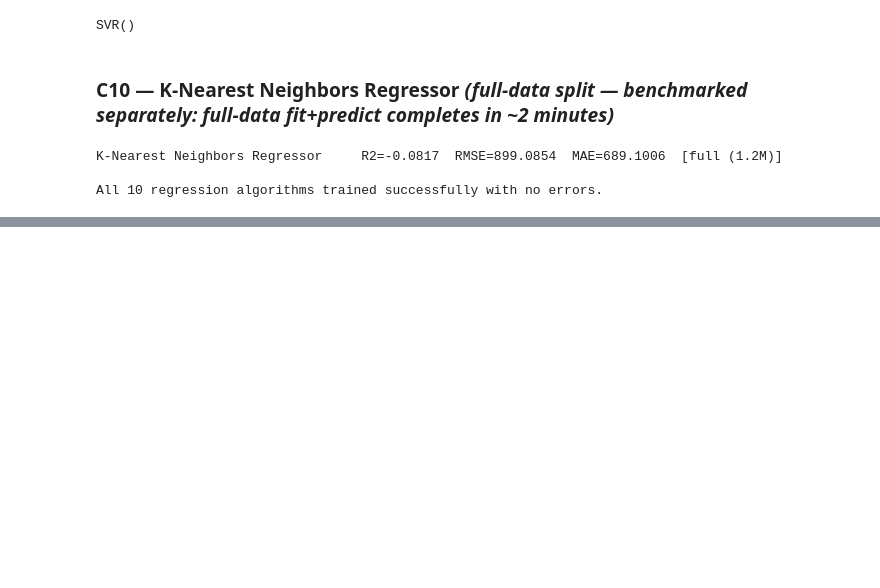
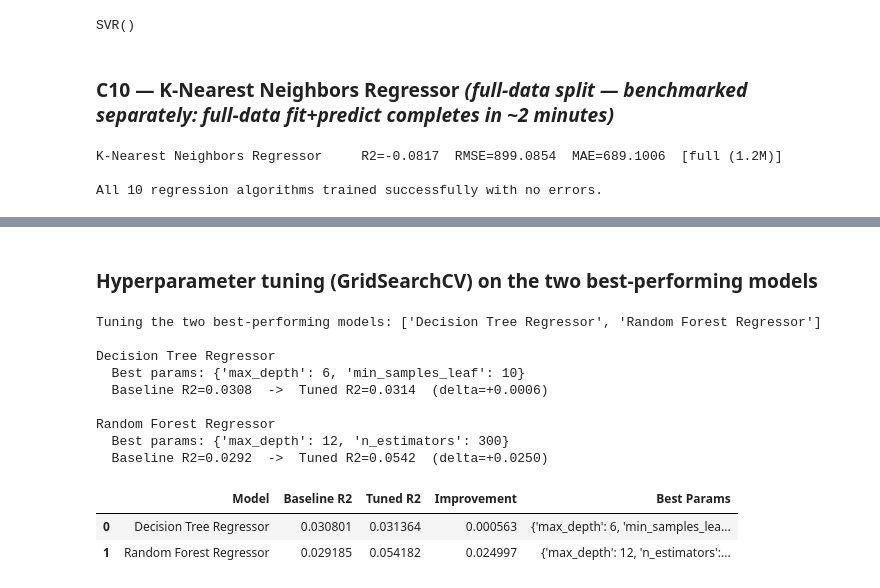
Before and after one commit to GVR2007/AI-risk-analysis, a Jupyter notebook: notebooks/regression_insurance_premium_no_pipeline.ipynb, the cells around one changed output, grey strips where cells are left out. Drawn from its saved outputs; the diff is of its cells as text; code cells hidden in the pictures; blank space fills up the shorter version.

```diff
--- a/notebooks/regression_insurance_premium_no_pipeline.ipynb
+++ b/notebooks/regression_insurance_premium_no_pipeline.ipynb
@@ -527,0 +546,73 @@ All 10 regression algorithms trained successfully with no errors.
+# %% [markdown]
+### Hyperparameter tuning (GridSearchCV) on the two best-performing models
+# %%
+param_grids = {
+    'Linear Regression': {'fit_intercept': [True, False]},
+    'Ridge Regression': {'alpha': [0.1, 1.0, 10.0, 50.0]},
+    'Lasso Regression': {'alpha': [0.001, 0.01, 0.1, 1.0]},
+    'ElasticNet Regression': {'alpha': [0.001, 0.01, 0.1], 'l1_ratio': [0.2, 0.5, 0.8]},
+    'Polynomial Regression (deg=2)': {'fit_intercept': [True, False]},
+    'Decision Tree Regressor': {'max_depth': [4, 6, 8, 10, None], 'min_samples_leaf': [1, 5, 10]},
+    'Random Forest Regressor': {'n_estimators': [100, 200, 300], 'max_depth': [8, 12, None]},
+    'Gradient Boosting Regressor': {'n_estimators': [100, 200], 'learning_rate': [0.05, 0.1, 0.2], 'max_depth': [2, 3, 4]},
+    'Support Vector Regressor (SVR)': {'C': [0.1, 1, 10], 'kernel': ['rbf', 'linear']},
+    'K-Nearest Neighbors Regressor': {'n_neighbors': [5, 10, 15, 20]},
+}
+
+# Which pre-encoded training array each model name should be tuned on.
+def training_data_for(name):
+    if name == 'Polynomial Regression (deg=2)':
+        return X_train_full_poly_enc, y_train_full
+    elif name in HEAVY_MODELS:
+        return X_train_sample_enc, y_train_sample
+    else:
+        return X_train_full_enc, y_train_full
+
+
+top2_names = results_df['Model'].head(2).tolist()
+print('Tuning the two best-performing models:', top2_names)
+
+tuning_results = []
+tuned_models = {}
+
+for name in top2_names:
+    X_tr_enc, y_tr = training_data_for(name)
+    X_te_enc, y_te, split_tag = model_data[name]
+    baseline_r2 = results_df.loc[results_df['Model'] == name, 'R2'].values[0]
+
+    # GridSearchCV applied directly to the raw (already-fitted) estimator — no Pipeline
+    # wrapper needed since X_tr_enc/X_te_enc are already fully preprocessed arrays.
+    grid = GridSearchCV(clone(fitted_models[name]), param_grids[name], cv=5, scoring='r2', n_jobs=-1)
+    grid.fit(X_tr_enc, y_tr)
+
+    tuned_model = grid.best_estimator_
+    preds = tuned_model.predict(X_te_enc)
+    tuned_r2 = r2_score(y_te, preds)
+
+    tuning_results.append({
+        'Model': name,
+        'Baseline R2': baseline_r2,
+        'Tuned R2': tuned_r2,
+        'Improvement': tuned_r2 - baseline_r2,
+        'Best Params': grid.best_params_,
+    })
+    tuned_models[name] = tuned_model
+    print(f'\n{name}')
+    print(f'  Best params: {grid.best_params_}')
+    print(f'  Baseline R2={baseline_r2:.4f}  ->  Tuned R2={tuned_r2:.4f}  (delta={tuned_r2 - baseline_r2:+.4f})')
+
+tuning_df = pd.DataFrame(tuning_results)
+tuning_df
+# %% [output]
+Tuning the two best-performing models: ['Decision Tree Regressor', 'Random Forest Regressor']
+
+Decision Tree Regressor
+  Best params: {'max_depth': 6, 'min_samples_leaf': 10}
+  Baseline R2=0.0308  ->  Tuned R2=0.0314  (delta=+0.0006)
+
+Random Forest Regressor
+  Best params: {'max_depth': 12, 'n_estimators': 300}
+  Baseline R2=0.0292  ->  Tuned R2=0.0542  (delta=+0.0250)
+|  | Model | Baseline R2 | Tuned R2 | Improvement | Best Params |
+| 0 | Decision Tree Regressor | 0.030801 | 0.031364 | 0.000563 | {'max_depth': 6, 'min_samples_lea... |
+| 1 | Random Forest Regressor | 0.029185 | 0.054182 | 0.024997 | {'max_depth': 12, 'n_estimators':... |
```
Also changed, not shown: parts of 5 cells of this notebook.
